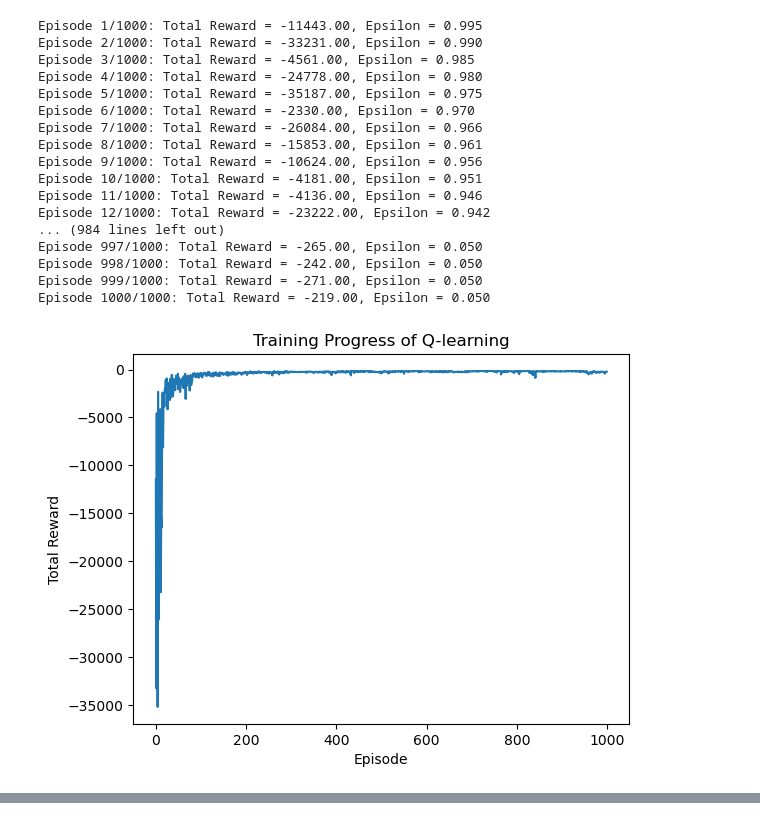
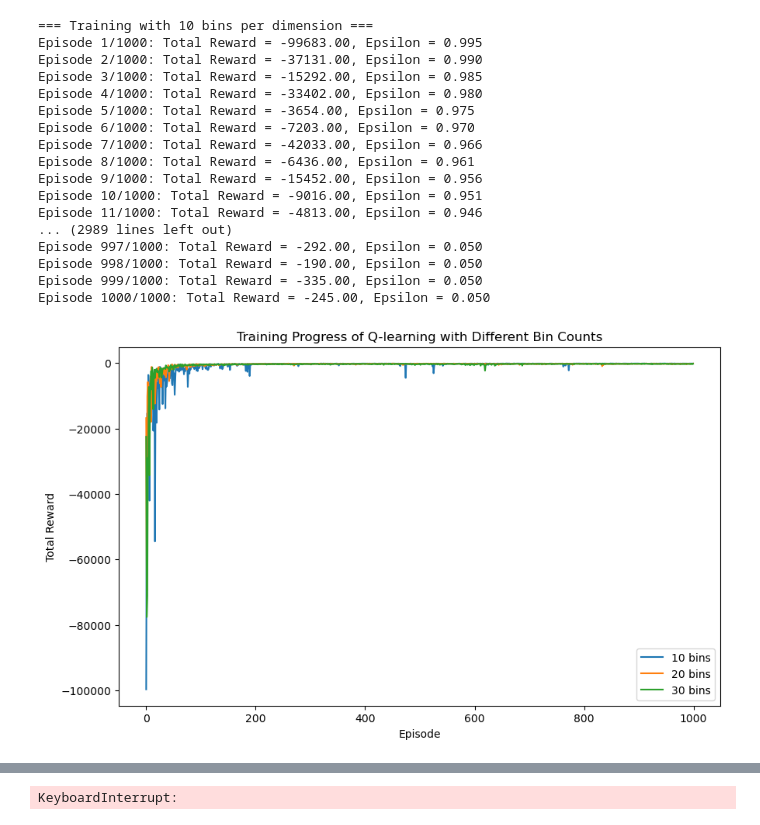
Before and after one commit to chrisslettebo/inf266mandatory4, a Jupyter notebook: exercise4_test.ipynb, the cells around one changed output, grey strips where cells are left out. Saved outputs shown, nothing was run; the diff lists cells and outputs as text; code cells hidden in the pictures.

```diff
--- a/exercise4_test.ipynb
+++ b/exercise4_test.ipynb
@@ -56,7 +56,7 @@ def q_learning(env, discretizer, episodes=1000, alpha=0.1, gamma=0.99, epsilon=1
 
             # Q-learning update: off-policy update using max_a' Q(s', a')
             best_next = np.max(get_q(next_state))
-            q_table[state][action] += alpha * (reward + gamma * best_next - q_table[state][action])
+            get_q(state)[action] += alpha * (reward + gamma * best_next - get_q(state)[action])
 
             state = next_state
         epsilon = max(epsilon_min, epsilon * decay_rate)
@@ -71,59 +71,78 @@ def run_optimal_policy(env, discretizer, q_table, episodes=5, render=True):
     for episode in range(episodes):
         obs, _ = env.reset()
         state = discretizer.discretize(obs)
         done = False
         total_reward = 0
         print(f"\nRunning optimal policy - Episode {episode+1}")
         while not done:
             # Always choose the best action (greedy policy)
             action_values = q_table.get(state, np.zeros(env.action_space.n))
             action = np.argmax(action_values)
 
             # Render the environment
             if render:
                 env.render()
 
             next_obs, reward, done, truncated, _ = env.step(action)
             total_reward += reward
             state = discretizer.discretize(next_obs)
         print(f"Episode {episode+1} finished with Total Reward: {total_reward}")
     env.close()
 
 
-env = gym.make("MountainCar-v0")  # "human" for visualization
-num_bins = 20
-discretizer = UniformDiscretizer(env, num_bins)
+env = gym.make("MountainCar-v0")
+bin_values = [10, 20, 30]
 
-# Train the Q-learning agent
-q_table, rewards = q_learning(env, discretizer, episodes=1000)
+diff_bin_rewards = {}
+# <--- CHANGE: Loop over the bin values
+for bins in bin_values:
+    print(f"\n=== Training with {bins} bins per dimension ===")
+    discretizer = UniformDiscretizer(env, bins)
+    q_table, rewards = q_learning(env, discretizer, episodes=1000)
+    diff_bin_rewards[bins] = rewards
 
-# Optionally, plot the rewards over episodes
-plt.plot(rewards)
+
+plt.figure(figsize=(10, 6))
+for bins, rewards in diff_bin_rewards.items():
+    plt.plot(rewards, label=f"{bins} bins")
 plt.xlabel("Episode")
 plt.ylabel("Total Reward")
-plt.title("Training Progress of Q-learning")
+plt.title("Training Progress of Q-learning with Different Bin Counts")
+plt.legend()
 plt.show()
 
-env2 = gym.make("MountainCar-v0", render_mode = "human")
+# <-- CHANGE 4: Print out summary statistics (e.g., average reward in the last 50 episodes)
+print("\n=== Summary of Results ===")
+for bins, rewards in diff_bin_rewards.items():
+    avg_last_50 = np.mean(rewards[-50:])  # Average reward over the last 50 episodes
+    print(f"Bins: {bins}, Final Average Reward (last 50 eps): {avg_last_50:.2f}")
 
-# After training, run the optimal policy with rendering to see how it performs.
-run_optimal_policy(env2, discretizer, q_table, episodes=5, render=True)
+# <-- CHANGE 5: Pick the best bins and run the optimal policy with rendering
+# For example, pick the one that has the highest average reward in the last 50 episodes.
+best_bins = max(bin_values, key=lambda b: np.mean(diff_bin_rewards[b][-50:]))
+
+print(f"\nBest bin setting appears to be {best_bins} bins based on final average reward.\n")
+env2 = gym.make("MountainCar-v0", render_mode="human")
+best_discretizer = UniformDiscretizer(env2, best_bins)
+best_q_table, _ = q_learning(env2, best_discretizer, episodes=1000)  # Re-train or reuse existing q_table
+
+run_optimal_policy(env2, best_discretizer, best_q_table, episodes=5, render=True)
 # %% [output]
-Episode 1/1000: Total Reward = -11443.00, Epsilon = 0.995
-Episode 2/1000: Total Reward = -33231.00, Epsilon = 0.990
-Episode 3/1000: Total Reward = -4561.00, Epsilon = 0.985
-Episode 4/1000: Total Reward = -24778.00, Epsilon = 0.980
-Episode 5/1000: Total Reward = -35187.00, Epsilon = 0.975
-Episode 6/1000: Total Reward = -2330.00, Epsilon = 0.970
-Episode 7/1000: Total Reward = -26084.00, Epsilon = 0.966
-Episode 8/1000: Total Reward = -15853.00, Epsilon = 0.961
-Episode 9/1000: Total Reward = -10624.00, Epsilon = 0.956
-Episode 10/1000: Total Reward = -4181.00, Epsilon = 0.951
-Episode 11/1000: Total Reward = -4136.00, Epsilon = 0.946
-Episode 12/1000: Total Reward = -23222.00, Epsilon = 0.942
-... (984 lines left out)
-Episode 997/1000: Total Reward = -265.00, Epsilon = 0.050
-Episode 998/1000: Total Reward = -242.00, Epsilon = 0.050
-Episode 999/1000: Total Reward = -271.00, Epsilon = 0.050
-Episode 1000/1000: Total Reward = -219.00, Epsilon = 0.050
+=== Training with 10 bins per dimension ===
+Episode 1/1000: Total Reward = -99683.00, Epsilon = 0.995
+Episode 2/1000: Total Reward = -37131.00, Epsilon = 0.990
+Episode 3/1000: Total Reward = -15292.00, Epsilon = 0.985
+Episode 4/1000: Total Reward = -33402.00, Epsilon = 0.980
+Episode 5/1000: Total Reward = -3654.00, Epsilon = 0.975
+Episode 6/1000: Total Reward = -7203.00, Epsilon = 0.970
+Episode 7/1000: Total Reward = -42033.00, Epsilon = 0.966
+Episode 8/1000: Total Reward = -6436.00, Epsilon = 0.961
+Episode 9/1000: Total Reward = -15452.00, Epsilon = 0.956
+Episode 10/1000: Total Reward = -9016.00, Epsilon = 0.951
+Episode 11/1000: Total Reward = -4813.00, Epsilon = 0.946
+... (2989 lines left out)
+Episode 997/1000: Total Reward = -292.00, Epsilon = 0.050
+Episode 998/1000: Total Reward = -190.00, Epsilon = 0.050
+Episode 999/1000: Total Reward = -335.00, Epsilon = 0.050
+Episode 1000/1000: Total Reward = -245.00, Epsilon = 0.050
-[figure, old version]
+[figure, new version]
@@ -139,0 +158 @@ KeyboardInterrupt:
+KeyboardInterrupt:
```
Also changed, not shown: parts of 1 cell of this notebook.
